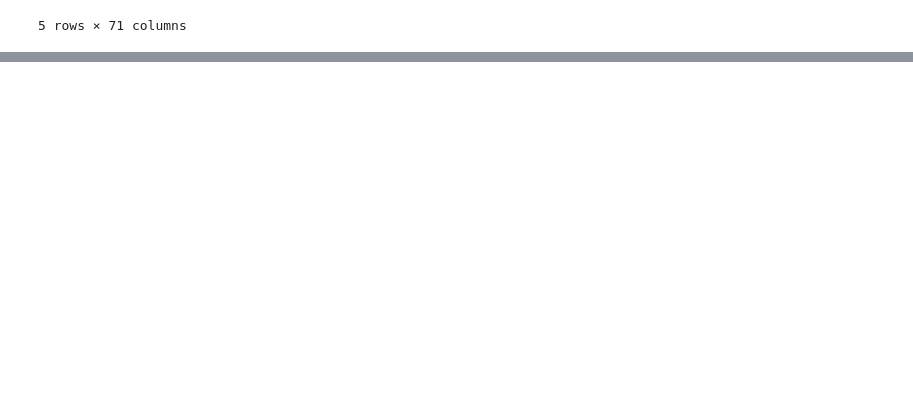
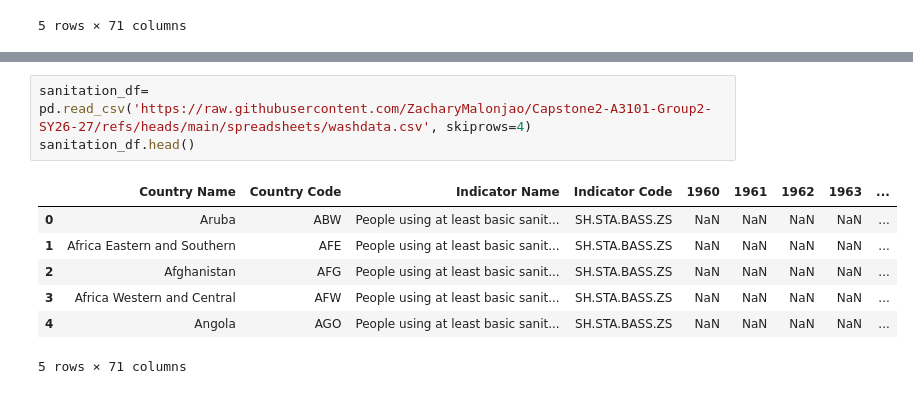
Before and after one commit to ZacharyMalonjao/Capstone2-A3101-Group2-SY26-27, a Jupyter notebook: ipynb_notebooks/malaria.ipynb, the cells around one changed output, grey strips where cells are left out. Cells and saved outputs as stored; diff of their text form; blank space fills up the shorter version.

```diff
--- a/ipynb_notebooks/malaria.ipynb
+++ b/ipynb_notebooks/malaria.ipynb
@@ -360,0 +596,11 @@ gdp_df['Country Code'] = gdp_df['Country Code'].str.strip().str.upper()
+# %%
+sanitation_df= pd.read_csv('https://raw.githubusercontent.com/ZacharyMalonjao/Capstone2-A3101-Group2-SY26-27/refs/heads/main/spreadsheets/washdata.csv', skiprows=4)
+sanitation_df.head()
+# %% [output]
+|  | Country Name | Country Code | Indicator Name | Indicator Code | 1960 | 1961 | 1962 | 1963 | ... |
+| 0 | Aruba | ABW | People using at least basic sanit... | SH.STA.BASS.ZS | NaN | NaN | NaN | NaN | ... |
+| 1 | Africa Eastern and Southern | AFE | People using at least basic sanit... | SH.STA.BASS.ZS | NaN | NaN | NaN | NaN | ... |
+| 2 | Afghanistan | AFG | People using at least basic sanit... | SH.STA.BASS.ZS | NaN | NaN | NaN | NaN | ... |
+| 3 | Africa Western and Central | AFW | People using at least basic sanit... | SH.STA.BASS.ZS | NaN | NaN | NaN | NaN | ... |
+| 4 | Angola | AGO | People using at least basic sanit... | SH.STA.BASS.ZS | NaN | NaN | NaN | NaN | ... |
+5 rows × 71 columns
```
Also changed, not shown: parts of 28 cells of this notebook.
